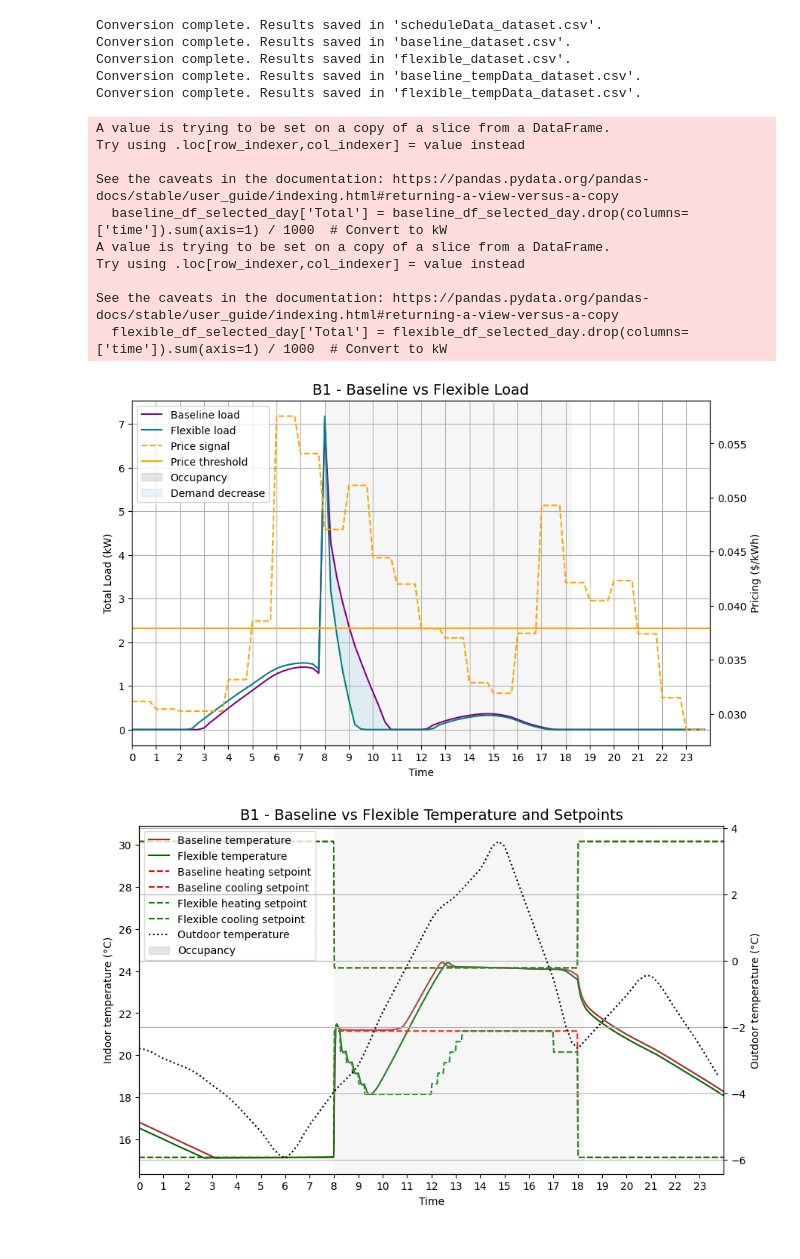
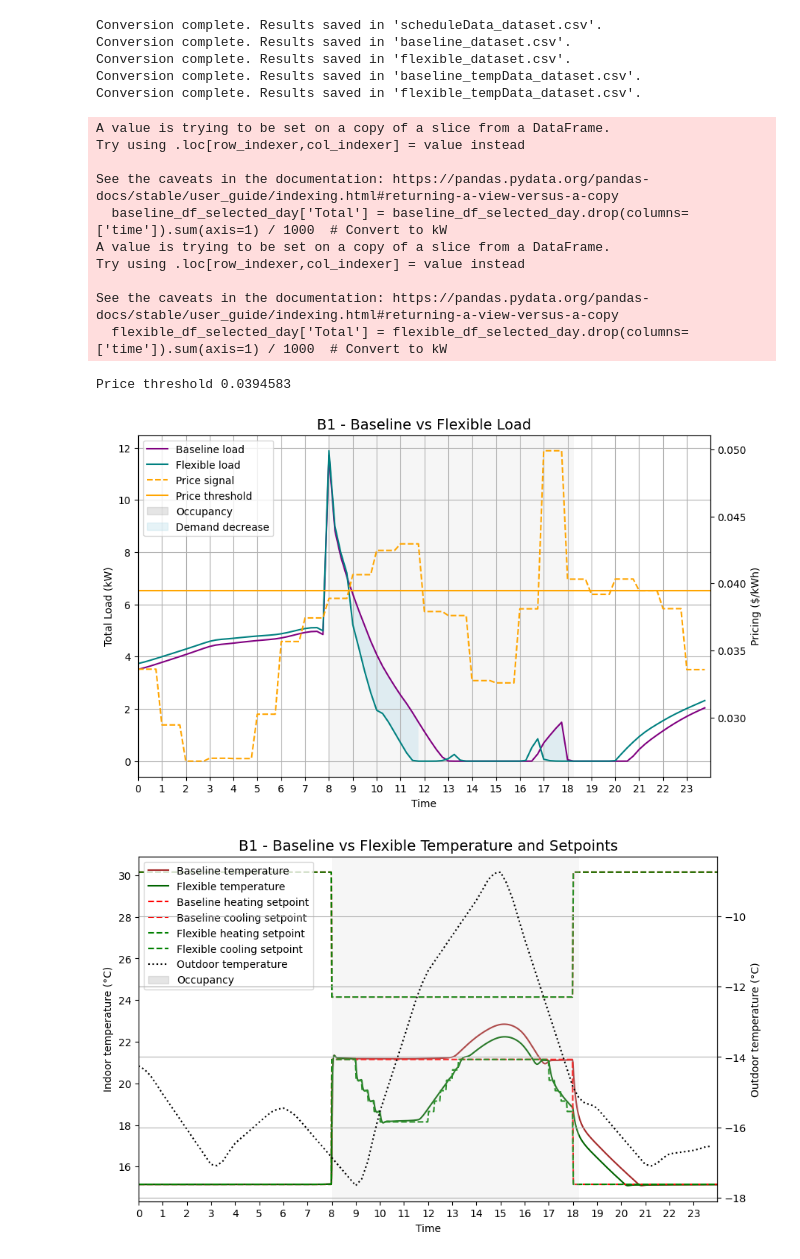
Before and after one commit to LBNL-ETA/DFLEXLIBS, a Jupyter notebook: examples/boptest/testcase_bestest_air/results_os_c_1a_zone_temp_adj_inc_ratch/default_scenario/plot_results.ipynb, the cells around one changed output. Drawn from its saved outputs; the diff is of its cells as text; code cells hidden in the pictures.

```diff
--- a/examples/boptest/testcase_bestest_air/results_os_c_1a_zone_temp_adj_inc_ratch/default_scenario/plot_results.ipynb
+++ b/examples/boptest/testcase_bestest_air/results_os_c_1a_zone_temp_adj_inc_ratch/default_scenario/plot_results.ipynb
@@ -54,7 +54,7 @@ Conversion complete. Results saved in 'baseline_tempData_dataset.csv'.
 Conversion complete. Results saved in 'flexible_tempData_dataset.csv'.
 # %%
 # Choose a specific day
-selected_day = '1970-12-04'
+selected_day = '1970-12-08' #4 7 8
 
 name_test_case = 'B1'#: Virtual bestest air'
 
@@ -68,12 +68,29 @@ temperature_identifier = 'zon_reaTRooAir_y'
 
 flow_identifier = 'fcu_reaFloSup_y'
 
-price_threshold = 0.0378966
+#price_threshold = 0.0378966
 
 Occ_identifier = 'Occupancy[1]'
 LowerSetp_identifier = 'LowerSetp[1]'
 UpperSetp_identifier = 'UpperSetp[1]'
 otemp_identifier = 'TDryBul'
+# %%
+def get_price_threshold(price_schedule):
+
+    # Sort the prices in ascending order
+    price_schedule.sort()
+
+    # Calculate the index of the third quartile
+    n = len(price_schedule)
+    k = (3.0 * n - 1) / 4
+
+    # Determine the price threshold as the third quartile
+    if k == int(k):
+        priceThreshold = price_schedule[int(k) - 1]
+    else:
+        priceThreshold = (price_schedule[int(k) - 1] + price_schedule[int(k)]) / 2
+
+    return priceThreshold
 # %%
 # import pandas as pd
 # import matplotlib.pyplot as plt
@@ -256,6 +273,12 @@ for i in range(len(schedule_df_selected_day)):
         start_time = schedule_df_selected_day['time'].iloc[i]
         end_time = start_time + pd.Timedelta(minutes=15)
         ax1.axvspan(start_time, end_time, alpha=0.2, color='lightgray', ec='none')
+
+price_values = schedule_df_selected_day[price_signal_identifier].tolist()
+
+#print(price_values)
+price_threshold = get_price_threshold(price_values)
+print('Price threshold', price_threshold)
 
 # Shade areas between baseline and flexible load where flexible load < baseline load and price > price threshold
 ax1.fill_between(
@@ -336,32 +359,33 @@ ax1.xaxis.set_major_locator(mdates.HourLocator(interval=1))
 ax1.xaxis.set_major_formatter(plt.FuncFormatter(lambda x, pos: int(mdates.num2date(x).hour)))
 ax1.set_xlim([
     baseline_temp_resampled_day_df['time'].iloc[0].replace(hour=0, minute=0),
     baseline_temp_resampled_day_df['time'].iloc[0].replace(hour=23, minute=59)
 ])
 
 # Add a proxy artist for the occupancy shading
 line8 = mpatches.Patch(color='gray', alpha=0.2, label='Occupancy')
 
 # Combine legends from both axes
 lines = [line1, line2, line3, line4, line5, line6, line7, line8]
 labels = [line.get_label() for line in lines]
 ax1.legend(lines, labels, loc='upper left')
 
 
 plt.title(f'{name_test_case} - Baseline vs Flexible Temperature and Setpoints', fontsize=14)
 plt.grid(True)
 plt.savefig(f'{scenario_test_case}_temperature.png', bbox_inches='tight')
 plt.show()
 # %% [output]
 A value is trying to be set on a copy of a slice from a DataFrame.
 Try using .loc[row_indexer,col_indexer] = value instead
 
 See the caveats in the documentation: https://pandas.pydata.org/pandas-docs/stable/user_guide/indexing.html#returning-a-view-versus-a-copy
   baseline_df_selected_day['Total'] = baseline_df_selected_day.drop(columns=['time']).sum(axis=1) / 1000  # Convert to kW
 A value is trying to be set on a copy of a slice from a DataFrame.
 Try using .loc[row_indexer,col_indexer] = value instead
 
 See the caveats in the documentation: https://pandas.pydata.org/pandas-docs/stable/user_guide/indexing.html#returning-a-view-versus-a-copy
   flexible_df_selected_day['Total'] = flexible_df_selected_day.drop(columns=['time']).sum(axis=1) / 1000  # Convert to kW
+Price threshold 0.0394583
-[figure, old version]
+[figure, new version]
-[figure, old version]
+[figure, new version]
```
Also changed, not shown: 15 other files.
